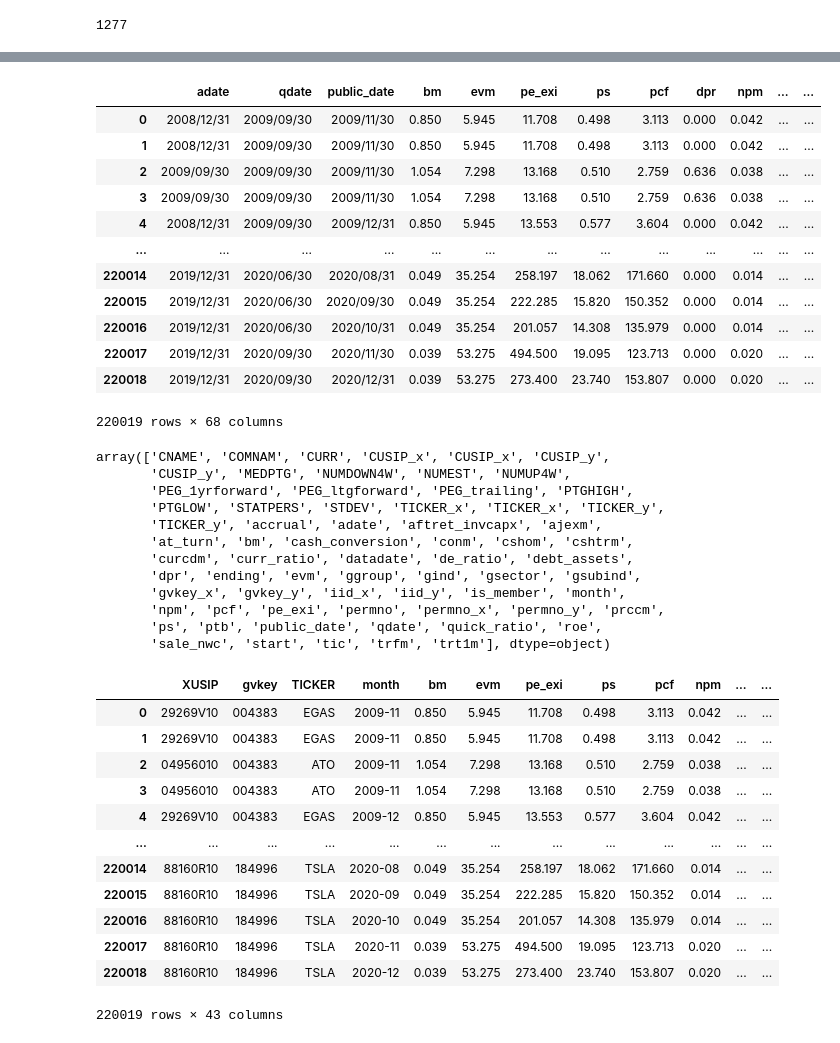
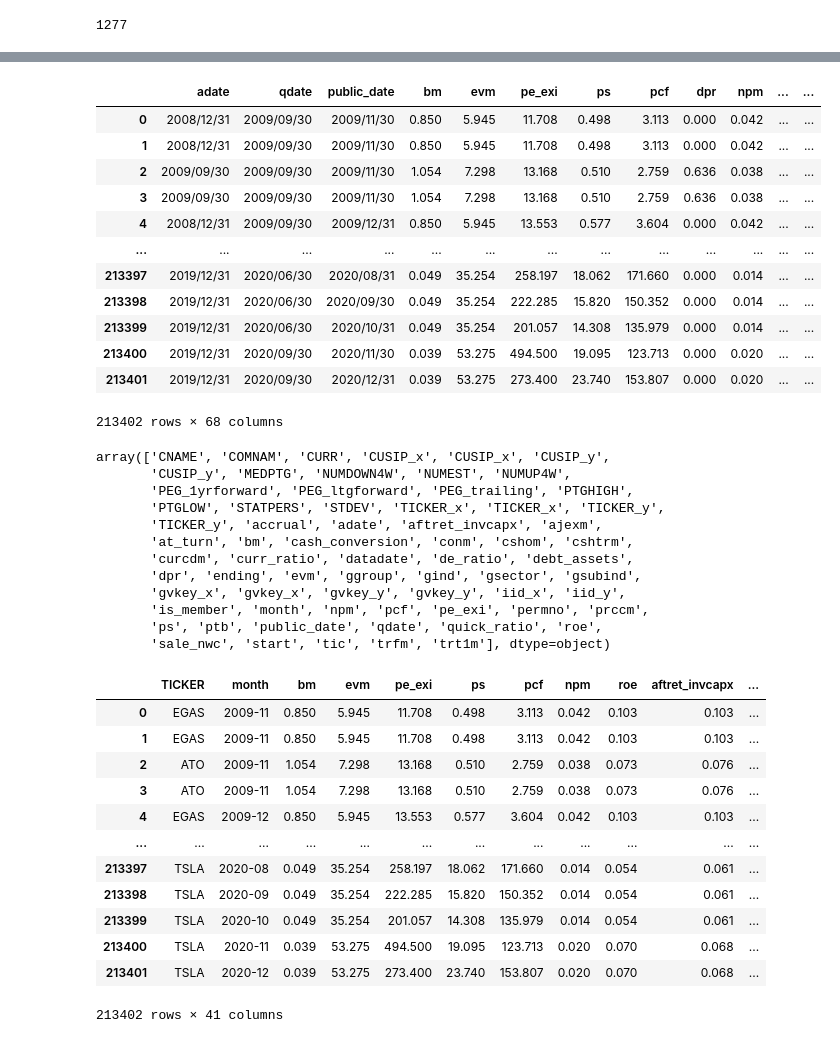
Before and after one commit to pyliut/CSMOM_HT22, a Jupyter notebook: CRSPMembers_TomLiu.ipynb, the cells around one changed output, grey strips where cells are left out. Drawn from its saved outputs; the diff is of its cells as text; code cells hidden in the pictures.

```diff
--- a/CRSPMembers_TomLiu.ipynb
+++ b/CRSPMembers_TomLiu.ipynb
@@ -148,6 +149,7 @@ df_sp500["COMNAM"] = df_sp500["COMNAM"].astype(str).str[2:-1]
 df_sp500["NCUSIP"] = df_sp500["NCUSIP"].astype(str).str[2:-1]
 df_sp500["gvkey"] = df_sp500["gvkey"].astype(str).str[2:-1]
 df_sp500["liid"] = df_sp500["liid"].astype(str).str[2:-1]
+df_sp500["TICKER"] = df_sp500["TICKER"].astype(str).str[2:-1]
 df_sp500["PERMNO"] = df_sp500["PERMNO"].astype(int)
 df_sp500.rename(columns={'PERMNO':'permno', "NCUSIP":"CUSIP","liid":"iid"}, inplace=True)
 
@@ -304,8 +310,8 @@ len(ListUnion(df_FundamentalRatios["TICKER"].unique(),df_AnalystEstimates["TICKE
 # %%
 #merge
 df_Merge = copy(df_FundamentalRatios)
-df_Merge = df_Merge.merge(df_AnalystEstimates, on = ["gvkey","month"], how = "inner")
-df_Merge = df_Merge.merge(df_PriceData, on = ["gvkey","month"], how = "inner")
+df_Merge = df_Merge.merge(df_AnalystEstimates, on = ["permno","month"], how = "inner")
+df_Merge = df_Merge.merge(df_PriceData, on = ["permno","month"], how = "inner")
 df_Merge.sort_values("month")
 # %% [output]
 |  | adate | qdate | public_date | bm | evm | pe_exi | ps | pcf | dpr | npm | ... | ... |
@@ -324,5 +330,6 @@ df_Merge.sort_values("month")
 # %%
 #add in index inclusion
+#df_Merge.insert(0, 'TICKER', df_Merge["TICKER_x"])
 df_sp500.rename(columns={'PERMNO':'permno'}, inplace=True)
 df_Merge = df_Merge.merge(df_sp500, on = ["permno"], how = "left")
 df_Merge["is_member"] = ( (df_Merge["public_date"] >= df_Merge["start"]) & (df_Merge["public_date"] <= df_Merge["ending"]) )
@@ -335,12 +342,12 @@ df_Merge
 | 3 | 2009/09/30 | 2009/09/30 | 2009/11/30 | 1.054 | 7.298 | 13.168 | 0.510 | 2.759 | 0.636 | 0.038 | ... | ... |
 | 4 | 2008/12/31 | 2009/09/30 | 2009/12/31 | 0.850 | 5.945 | 13.553 | 0.577 | 3.604 | 0.000 | 0.042 | ... | ... |
 | ... | ... | ... | ... | ... | ... | ... | ... | ... | ... | ... | ... | ... |
-| 220014 | 2019/12/31 | 2020/06/30 | 2020/08/31 | 0.049 | 35.254 | 258.197 | 18.062 | 171.660 | 0.000 | 0.014 | ... | ... |
-| 220015 | 2019/12/31 | 2020/06/30 | 2020/09/30 | 0.049 | 35.254 | 222.285 | 15.820 | 150.352 | 0.000 | 0.014 | ... | ... |
-| 220016 | 2019/12/31 | 2020/06/30 | 2020/10/31 | 0.049 | 35.254 | 201.057 | 14.308 | 135.979 | 0.000 | 0.014 | ... | ... |
-| 220017 | 2019/12/31 | 2020/09/30 | 2020/11/30 | 0.039 | 53.275 | 494.500 | 19.095 | 123.713 | 0.000 | 0.020 | ... | ... |
-| 220018 | 2019/12/31 | 2020/09/30 | 2020/12/31 | 0.039 | 53.275 | 273.400 | 23.740 | 153.807 | 0.000 | 0.020 | ... | ... |
+| 213397 | 2019/12/31 | 2020/06/30 | 2020/08/31 | 0.049 | 35.254 | 258.197 | 18.062 | 171.660 | 0.000 | 0.014 | ... | ... |
+| 213398 | 2019/12/31 | 2020/06/30 | 2020/09/30 | 0.049 | 35.254 | 222.285 | 15.820 | 150.352 | 0.000 | 0.014 | ... | ... |
+| 213399 | 2019/12/31 | 2020/06/30 | 2020/10/31 | 0.049 | 35.254 | 201.057 | 14.308 | 135.979 | 0.000 | 0.014 | ... | ... |
+| 213400 | 2019/12/31 | 2020/09/30 | 2020/11/30 | 0.039 | 53.275 | 494.500 | 19.095 | 123.713 | 0.000 | 0.020 | ... | ... |
+| 213401 | 2019/12/31 | 2020/09/30 | 2020/12/31 | 0.039 | 53.275 | 273.400 | 23.740 | 153.807 | 0.000 | 0.020 | ... | ... |
-220019 rows × 68 columns
+213402 rows × 68 columns
 # %%
 #(df_Merge.count()/len(df_Merge)).sort_values(ascending = False)[:20]
 np.sort(df_Merge.columns)
@@ -353,34 +360,36 @@ array(['CNAME', 'COMNAM', 'CURR', 'CUSIP_x', 'CUSIP_x', 'CUSIP_y',
        'at_turn', 'bm', 'cash_conversion', 'conm', 'cshom', 'cshtrm',
        'curcdm', 'curr_ratio', 'datadate', 'de_ratio', 'debt_assets',
        'dpr', 'ending', 'evm', 'ggroup', 'gind', 'gsector', 'gsubind',
-       'gvkey_x', 'gvkey_y', 'iid_x', 'iid_y', 'is_member', 'month',
-       'npm', 'pcf', 'pe_exi', 'permno', 'permno_x', 'permno_y', 'prccm',
+       'gvkey_x', 'gvkey_x', 'gvkey_y', 'gvkey_y', 'iid_x', 'iid_y',
+       'is_member', 'month', 'npm', 'pcf', 'pe_exi', 'permno', 'prccm',
        'ps', 'ptb', 'public_date', 'qdate', 'quick_ratio', 'roe',
        'sale_nwc', 'start', 'tic', 'trfm', 'trt1m'], dtype=object)
 # %%
 temp = df_Merge.pop('month')
 df_Merge.insert(0, 'month', temp)
 df_Merge = df_Merge.loc[:,~df_Merge.columns.duplicated()]
 df_Merge.insert(0, 'TICKER', df_Merge["TICKER_x"])
-df_Merge.insert(0, 'gvkey', df_Merge["gvkey_x"])
-df_Merge.insert(0, 'XUSIP', df_Merge["CUSIP_x"])
+#df_Merge.insert(0, 'gvkey', df_Merge["gvkey_x"])
+#df_Merge.insert(0, 'CUSIP', df_Merge["CUSIP_x"])
+#df_Merge.insert(0, 'permno', df_Merge["permno_x"])
 df_Merge = df_Merge.drop(labels = ["sale_nwc", "cash_conversion", "curr_ratio", "quick_ratio", "PEG_ltgforward", "dpr", "PEG_1yrforward", "PEG_trailing",
-                        "qdate", "public_date", "TICKER_x", "TICKER_y","CUSIP_x", "CUSIP_y", "datadate", "iid_x","iid_y","permno_x","permno_y","gvkey_x","gvkey_y","STATPERS","tic", "adate"],axis = 1)
+                        "qdate", "public_date", 'TICKER_x','TICKER_y',
+                                   "CUSIP_x", "CUSIP_y", "datadate", "iid_x","iid_y","gvkey_x","gvkey_y","STATPERS","tic", "adate"],axis = 1)
 df_Merge
 # %% [output]
-|  | XUSIP | gvkey | TICKER | month | bm | evm | pe_exi | ps | pcf | npm | ... | ... |
-| 0 | 29269V10 | 004383 | EGAS | 2009-11 | 0.850 | 5.945 | 11.708 | 0.498 | 3.113 | 0.042 | ... | ... |
-| 1 | 29269V10 | 004383 | EGAS | 2009-11 | 0.850 | 5.945 | 11.708 | 0.498 | 3.113 | 0.042 | ... | ... |
-| 2 | 04956010 | 004383 | ATO | 2009-11 | 1.054 | 7.298 | 13.168 | 0.510 | 2.759 | 0.038 | ... | ... |
-| 3 | 04956010 | 004383 | ATO | 2009-11 | 1.054 | 7.298 | 13.168 | 0.510 | 2.759 | 0.038 | ... | ... |
-| 4 | 29269V10 | 004383 | EGAS | 2009-12 | 0.850 | 5.945 | 13.553 | 0.577 | 3.604 | 0.042 | ... | ... |
-| ... | ... | ... | ... | ... | ... | ... | ... | ... | ... | ... | ... | ... |
-| 220014 | 88160R10 | 184996 | TSLA | 2020-08 | 0.049 | 35.254 | 258.197 | 18.062 | 171.660 | 0.014 | ... | ... |
-| 220015 | 88160R10 | 184996 | TSLA | 2020-09 | 0.049 | 35.254 | 222.285 | 15.820 | 150.352 | 0.014 | ... | ... |
-| 220016 | 88160R10 | 184996 | TSLA | 2020-10 | 0.049 | 35.254 | 201.057 | 14.308 | 135.979 | 0.014 | ... | ... |
-| 220017 | 88160R10 | 184996 | TSLA | 2020-11 | 0.039 | 53.275 | 494.500 | 19.095 | 123.713 | 0.020 | ... | ... |
-| 220018 | 88160R10 | 184996 | TSLA | 2020-12 | 0.039 | 53.275 | 273.400 | 23.740 | 153.807 | 0.020 | ... | ... |
+|  | TICKER | month | bm | evm | pe_exi | ps | pcf | npm | roe | aftret_invcapx | ... |
+| 0 | EGAS | 2009-11 | 0.850 | 5.945 | 11.708 | 0.498 | 3.113 | 0.042 | 0.103 | 0.103 | ... |
+| 1 | EGAS | 2009-11 | 0.850 | 5.945 | 11.708 | 0.498 | 3.113 | 0.042 | 0.103 | 0.103 | ... |
+| 2 | ATO | 2009-11 | 1.054 | 7.298 | 13.168 | 0.510 | 2.759 | 0.038 | 0.073 | 0.076 | ... |
+| 3 | ATO | 2009-11 | 1.054 | 7.298 | 13.168 | 0.510 | 2.759 | 0.038 | 0.073 | 0.076 | ... |
+| 4 | EGAS | 2009-12 | 0.850 | 5.945 | 13.553 | 0.577 | 3.604 | 0.042 | 0.103 | 0.103 | ... |
+| ... | ... | ... | ... | ... | ... | ... | ... | ... | ... | ... | ... |
+| 213397 | TSLA | 2020-08 | 0.049 | 35.254 | 258.197 | 18.062 | 171.660 | 0.014 | 0.054 | 0.061 | ... |
+| 213398 | TSLA | 2020-09 | 0.049 | 35.254 | 222.285 | 15.820 | 150.352 | 0.014 | 0.054 | 0.061 | ... |
+| 213399 | TSLA | 2020-10 | 0.049 | 35.254 | 201.057 | 14.308 | 135.979 | 0.014 | 0.054 | 0.061 | ... |
+| 213400 | TSLA | 2020-11 | 0.039 | 53.275 | 494.500 | 19.095 | 123.713 | 0.020 | 0.070 | 0.068 | ... |
+| 213401 | TSLA | 2020-12 | 0.039 | 53.275 | 273.400 | 23.740 | 153.807 | 0.020 | 0.070 | 0.068 | ... |
-220019 rows × 43 columns
+213402 rows × 41 columns
 # %%
 macro = ["CPI", "FedFundsTargetRate", "GDP", "MedianHomeSalesPrice",
          "NonFarmPayrolls", "PMI", "PPI", "PrivateHousingStarts", "Unemployment"]
```
Also changed, not shown: parts of 21 cells of this notebook, 1 other file.
